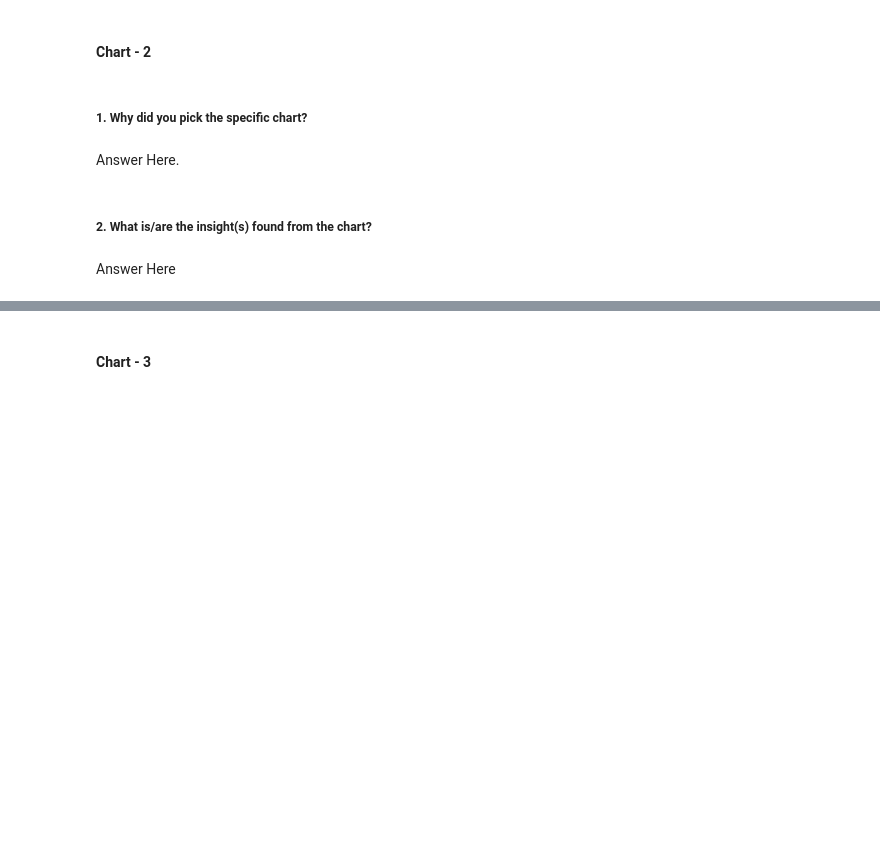
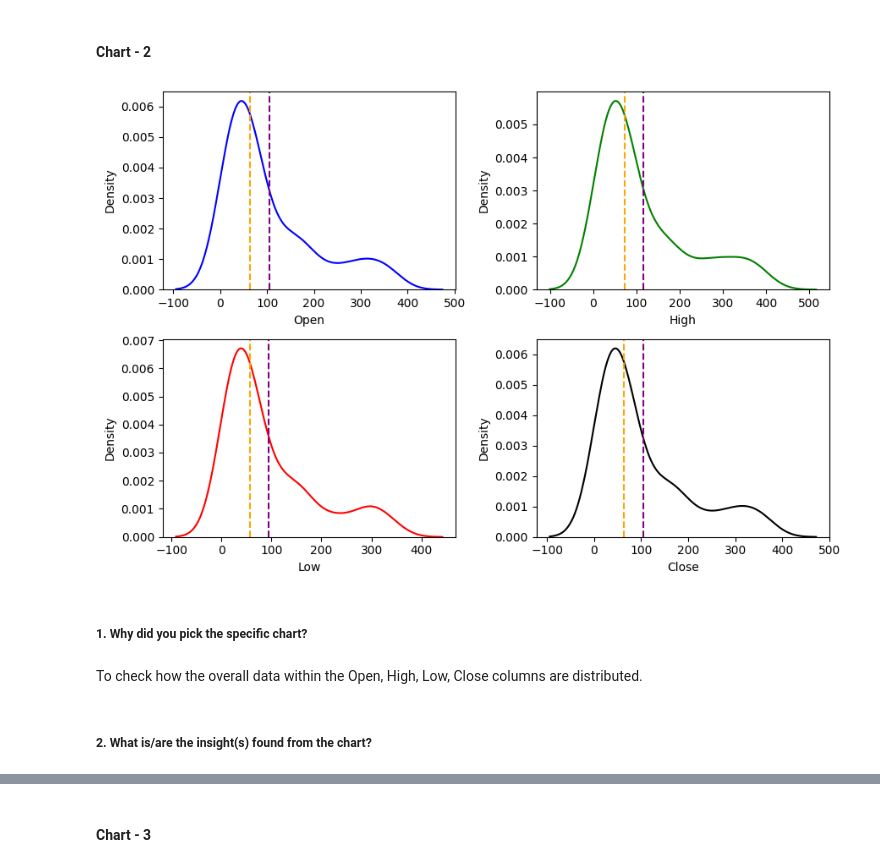
Before and after one commit to dipankarsahu1000/Yes-Bank-Stock-Closing-Price-Prediction, a Jupyter notebook: Yes_Bank_Stock_Closing_Price_Prediction.ipynb, the cells around one changed output, grey strips where cells are left out. Drawn from its saved outputs; the diff is of its cells as text; code cells hidden in the pictures; blank space fills up the shorter version.

```diff
--- a/Yes_Bank_Stock_Closing_Price_Prediction.ipynb
+++ b/Yes_Bank_Stock_Closing_Price_Prediction.ipynb
@@ -301,8 +308,19 @@ We wanted to know how the Open, High, Low, Close price variables change over the
+# %%
+plt.figure(figsize = (9, 6))
+
+for i in range(1, len(df.columns)):
+  color_list = ['blue', 'green', 'red', 'black']
+  plt.subplot(2, 2, i)
+  sns.kdeplot(df[df.columns[i]], color = color_list[i - 1])
+  plt.axvline(df[df.columns[i]].mean(), color = 'purple', linestyle = 'dashed', linewidth = 1.5)
+  plt.axvline(df[df.columns[i]].median(), color = 'orange', linestyle = 'dashed', linewidth=1.5)
+
+plt.tight_layout()
+# %% [output]
+[figure, added]
 # %% [markdown]
 ##### 1. Why did you pick the specific chart?
-# %% [markdown]
-Answer Here.
+# %% [markdown]
+To check how the overall data within the Open, High, Low, Close columns are distributed.
 # %% [markdown]
 ##### 2. What is/are the insight(s) found from the chart?
-# %% [markdown]
-Answer Here
```
Also changed, not shown: parts of 7 cells of this notebook.
